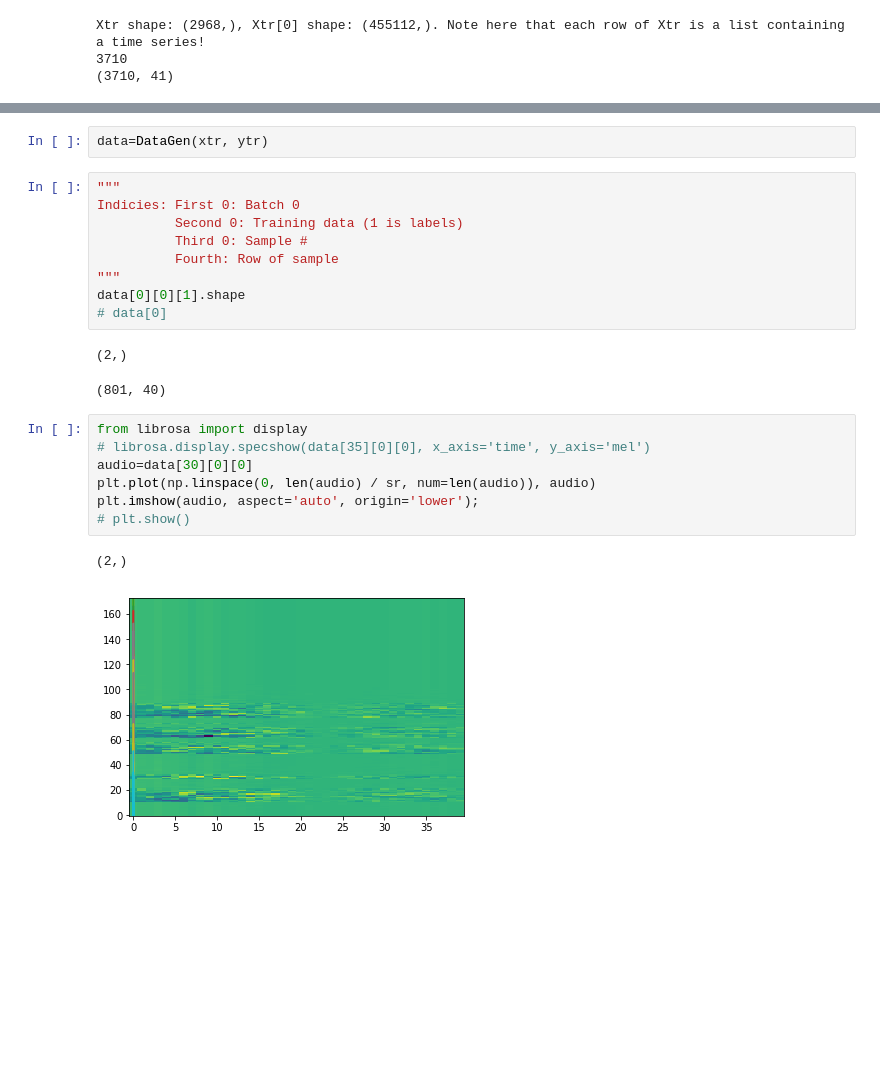
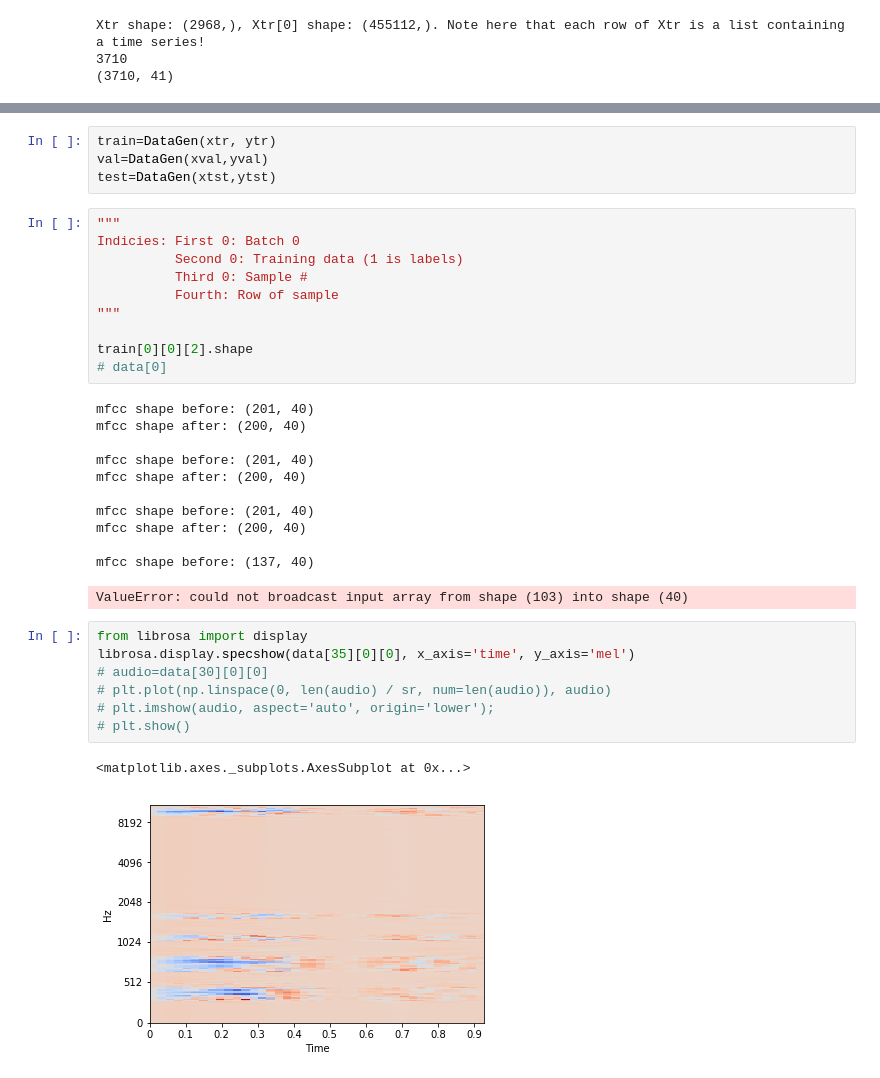
Before and after one commit to mattrbrousseau/DLProject, a Jupyter notebook: data_loader.ipynb, the cells around one changed output, grey strips where cells are left out. Drawn from its saved outputs; the diff is of its cells as text; blank space fills up the shorter version.

Commit message:
Update data loader

```diff
--- a/data_loader.ipynb
+++ b/data_loader.ipynb
@@ -222,5 +249,7 @@ class DataGen(Sequence):
-# %%
-data=DataGen(xtr, ytr)
+# %%
+train=DataGen(xtr, ytr)
+val=DataGen(xval,yval)
+test=DataGen(xtst,ytst)
 # %%
 """
 Indicies: First 0: Batch 0
@@ -228,18 +257,28 @@ Indicies: First 0: Batch 0
           Third 0: Sample #
           Fourth: Row of sample
 """
-data[0][0][1].shape
+
+train[0][0][2].shape
 # data[0]
 # %% [output]
-(2,)
+mfcc shape before: (201, 40)
+mfcc shape after: (200, 40)
+
+mfcc shape before: (201, 40)
+mfcc shape after: (200, 40)
+
+mfcc shape before: (201, 40)
+mfcc shape after: (200, 40)
+
+mfcc shape before: (137, 40)
-(801, 40)
+ValueError: could not broadcast input array from shape (103) into shape (40)
 # %%
 from librosa import display
-# librosa.display.specshow(data[35][0][0], x_axis='time', y_axis='mel')
-audio=data[30][0][0]
-plt.plot(np.linspace(0, len(audio) / sr, num=len(audio)), audio)
-plt.imshow(audio, aspect='auto', origin='lower');
+librosa.display.specshow(data[35][0][0], x_axis='time', y_axis='mel')
+# audio=data[30][0][0]
+# plt.plot(np.linspace(0, len(audio) / sr, num=len(audio)), audio)
+# plt.imshow(audio, aspect='auto', origin='lower');
 # plt.show()
 # %% [output]
-(2,)
+<matplotlib.axes._subplots.AxesSubplot at 0x...>
-[figure, old version]
+[figure, new version]
```
Also changed, not shown: parts of 4 cells of this notebook.
